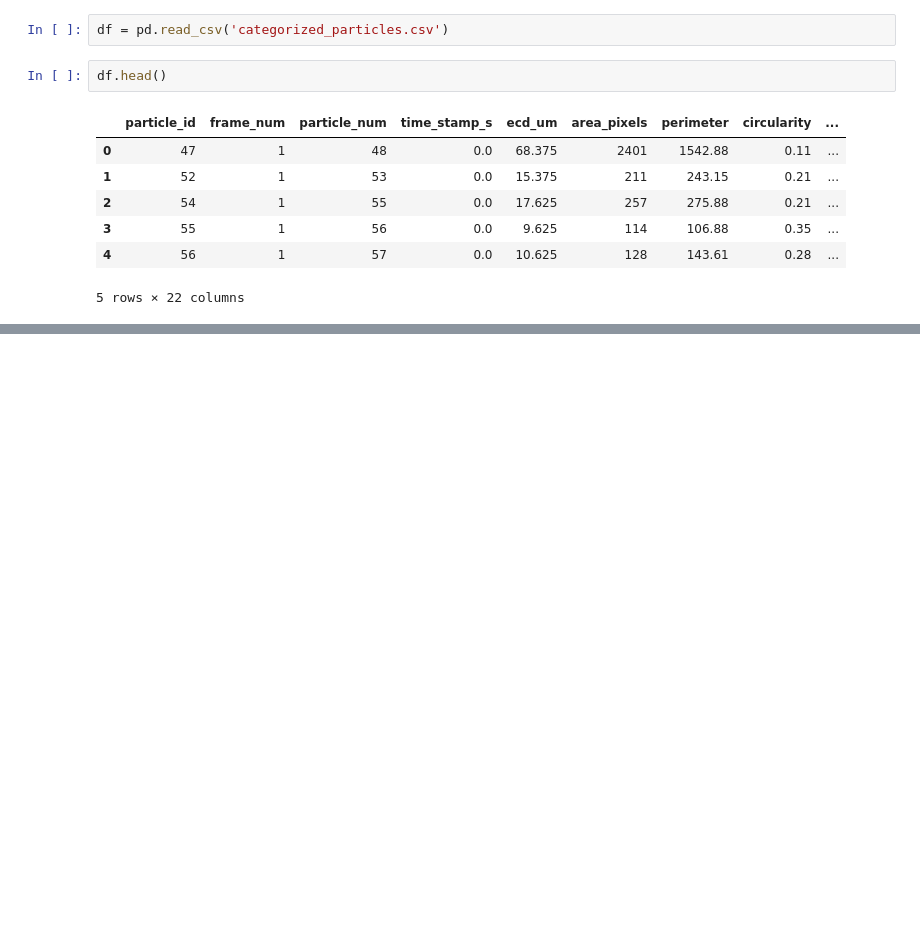
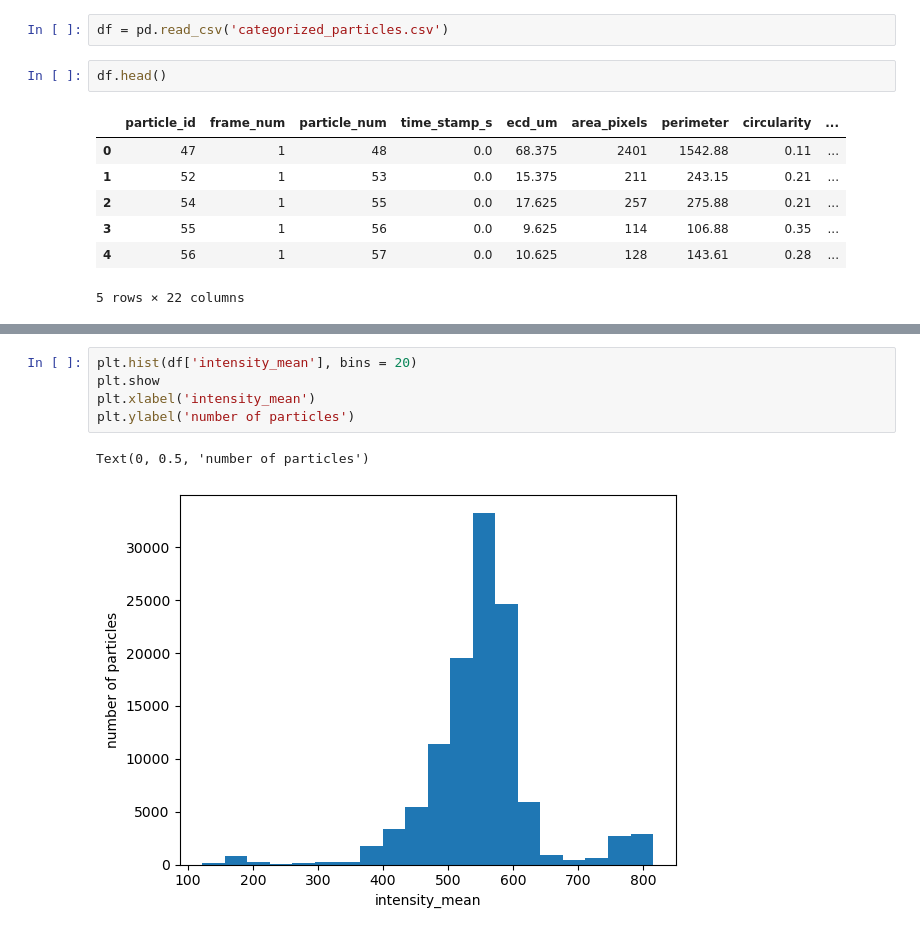
Before and after one commit to Scottholman33/KBI, a Jupyter notebook: KBI_Python_Start.ipynb, the cells around one changed output, grey strips where cells are left out. Cells and saved outputs as stored; diff of their text form; blank space fills up the shorter version.

```diff
--- a/KBI_Python_Start.ipynb
+++ b/KBI_Python_Start.ipynb
@@ -31,0 +75,8 @@ df.head(10)
+# %%
+plt.hist(df['intensity_mean'], bins = 20)
+plt.show
+plt.xlabel('intensity_mean')
+plt.ylabel('number of particles')
+# %% [output]
+Text(0, 0.5, 'number of particles')
+[figure, added]
```
Also changed, not shown: parts of 16 cells of this notebook.
